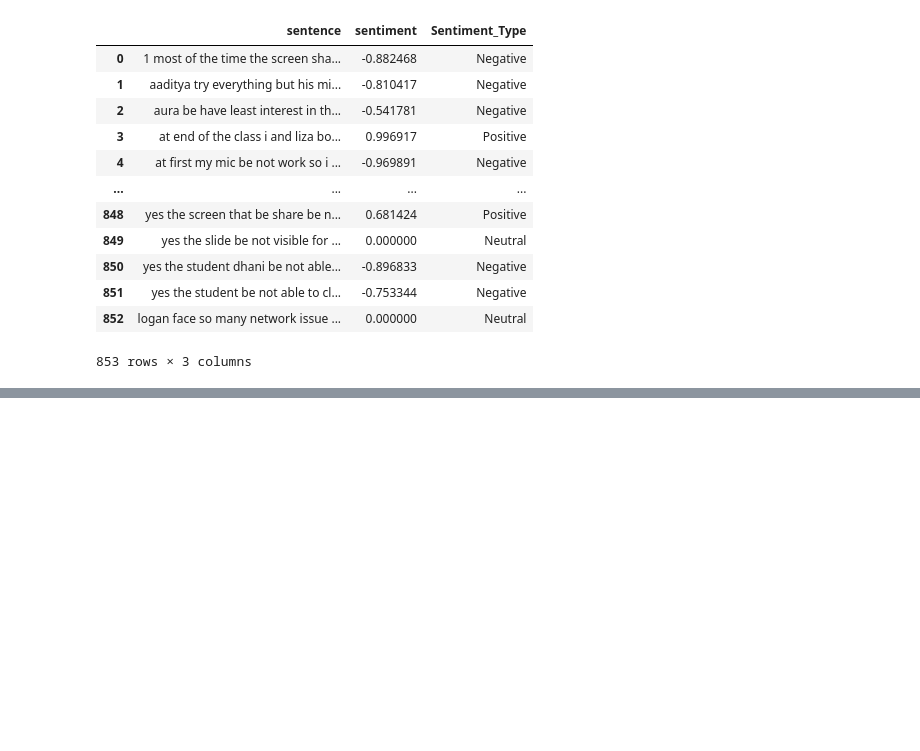
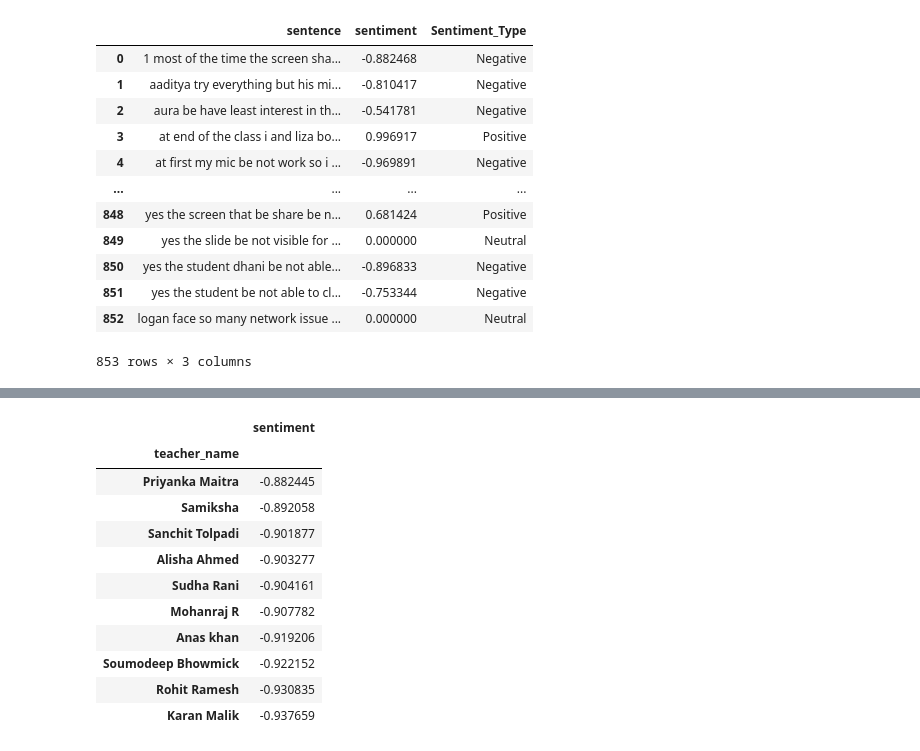
Before and after one commit to NishitSingh2023/NLP_PROJECT_LIDO, a Jupyter notebook: NLP on Demo Teacher Reviews 1-14 Sept.ipynb, the cells around one changed output, grey strips where cells are left out. Drawn from its saved outputs; the diff is of its cells as text; code cells hidden in the pictures; blank space fills up the shorter version.

```diff
--- a/NLP on Demo Teacher Reviews 1-14 Sept.ipynb
+++ b/NLP on Demo Teacher Reviews 1-14 Sept.ipynb
@@ -445,0 +465,15 @@ df
+# %%
+avg_emotion_per_teacher.sort_values(by="sentiment", ascending=False, na_position='last').tail(10)
+# %% [output]
+|  | sentiment |
+| teacher_name |  |
+| Priyanka Maitra | -0.882445 |
+| Samiksha | -0.892058 |
+| Sanchit Tolpadi | -0.901877 |
+| Alisha Ahmed | -0.903277 |
+| Sudha Rani | -0.904161 |
+| Mohanraj R | -0.907782 |
+| Anas khan | -0.919206 |
+| Soumodeep Bhowmick | -0.922152 |
+| Rohit Ramesh | -0.930835 |
+| Karan Malik | -0.937659 |
```
Also changed, not shown: parts of 23 cells of this notebook.
